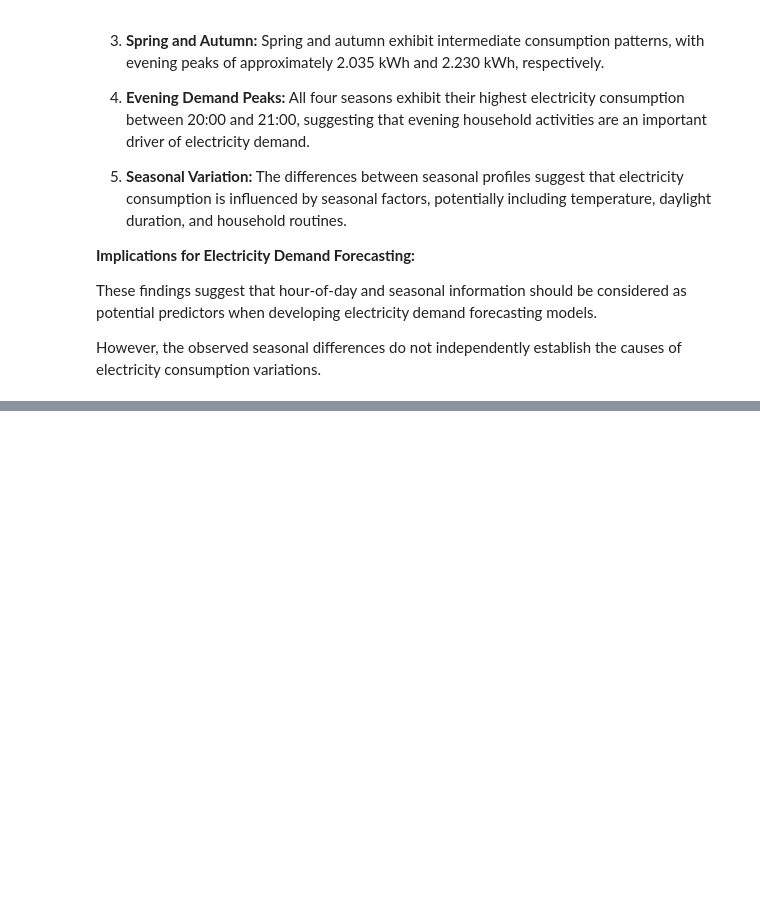
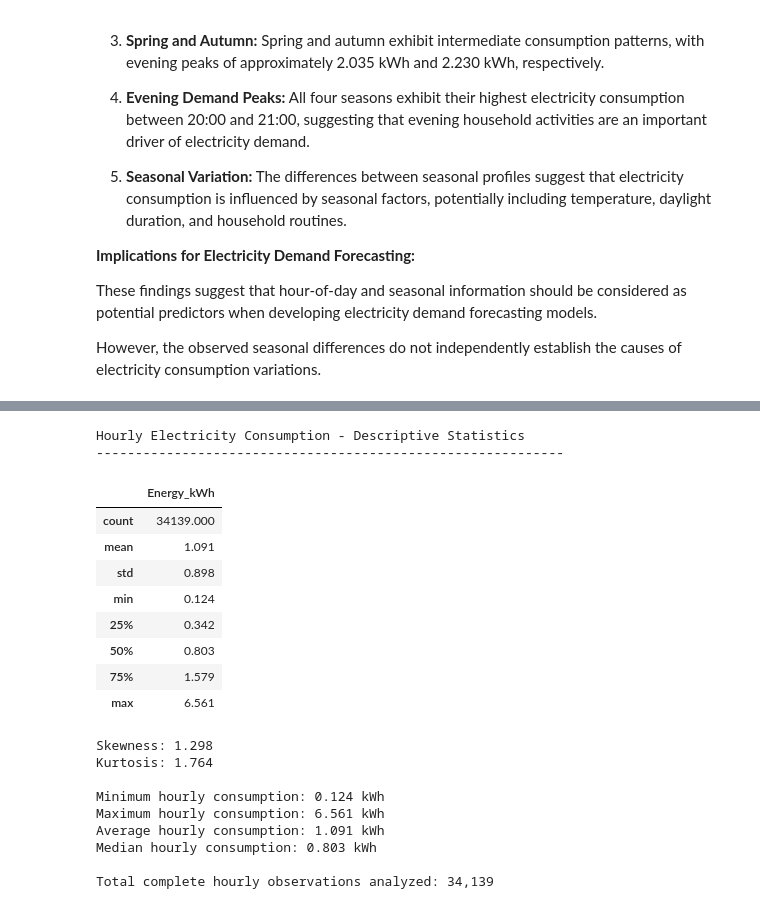
Before and after one commit to damisar/Household_Electricity_Consumption_Analysis_and_Forecasting, a Jupyter notebook: notebook/Household_Electricity_Consumption_Analysis_and_Forecasting.ipynb, the cells around one changed output, grey strips where cells are left out. Cells and saved outputs as stored; diff of their text form; code cells hidden in the pictures; blank space fills up the shorter version.

```diff
--- a/notebook/Household_Electricity_Consumption_Analysis_and_Forecasting.ipynb
+++ b/notebook/Household_Electricity_Consumption_Analysis_and_Forecasting.ipynb
@@ -2541,0 +2563,51 @@ establish the causes of electricity consumption variations.
+# %%
+
+# Section 5.4.2 - Descriptive Statistics of Hourly Electricity Consumption
+
+import pandas as pd
+
+# Reuse the hourly dataset already validated in earlier sections
+hourly_consumption = hourly_complete["Energy_kWh"].dropna()
+
+# Calculate descriptive statistics
+consumption_statistics = hourly_consumption.describe()
+
+# Calculate additional distribution statistics
+skewness = hourly_consumption.skew()
+kurtosis = hourly_consumption.kurt()
+
+print("Hourly Electricity Consumption - Descriptive Statistics")
+print("-" * 60)
+
+display(consumption_statistics.to_frame(name="Energy_kWh").round(3))
+
+print(f"\nSkewness: {skewness:.3f}")
+print(f"Kurtosis: {kurtosis:.3f}")
+
+print(f"\nMinimum hourly consumption: {hourly_consumption.min():.3f} kWh")
+print(f"Maximum hourly consumption: {hourly_consumption.max():.3f} kWh")
+print(f"Average hourly consumption: {hourly_consumption.mean():.3f} kWh")
+print(f"Median hourly consumption: {hourly_consumption.median():.3f} kWh")
+
+print(f"\nTotal complete hourly observations analyzed: {len(hourly_consumption):,}")
+# %% [output]
+Hourly Electricity Consumption - Descriptive Statistics
+------------------------------------------------------------
+|  | Energy_kWh |
+| count | 34139.000 |
+| mean | 1.091 |
+| std | 0.898 |
+| min | 0.124 |
+| 25% | 0.342 |
+| 50% | 0.803 |
+| 75% | 1.579 |
+| max | 6.561 |
+Skewness: 1.298
+Kurtosis: 1.764
+
+Minimum hourly consumption: 0.124 kWh
+Maximum hourly consumption: 6.561 kWh
+Average hourly consumption: 1.091 kWh
+Median hourly consumption: 0.803 kWh
+
+Total complete hourly observations analyzed: 34,139
```
Also changed, not shown: parts of 7 cells of this notebook, 1 other file.
